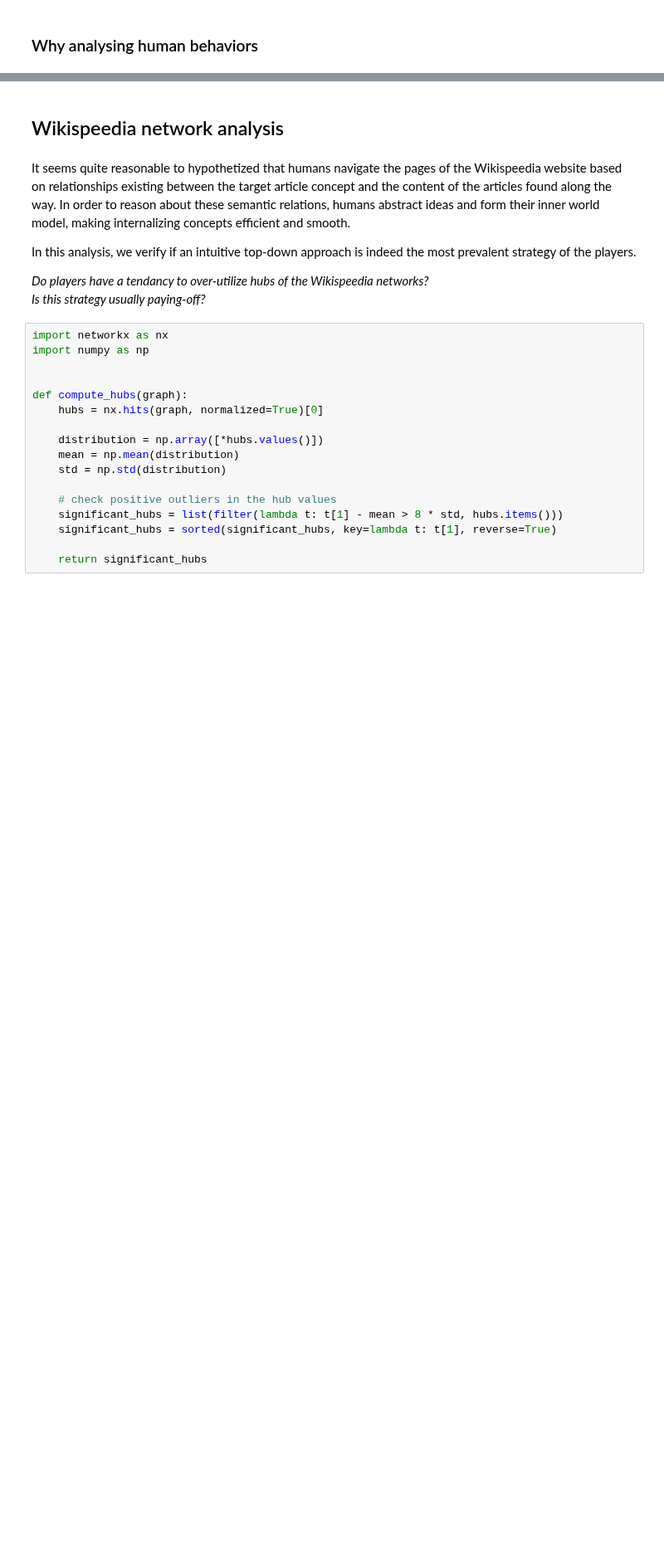
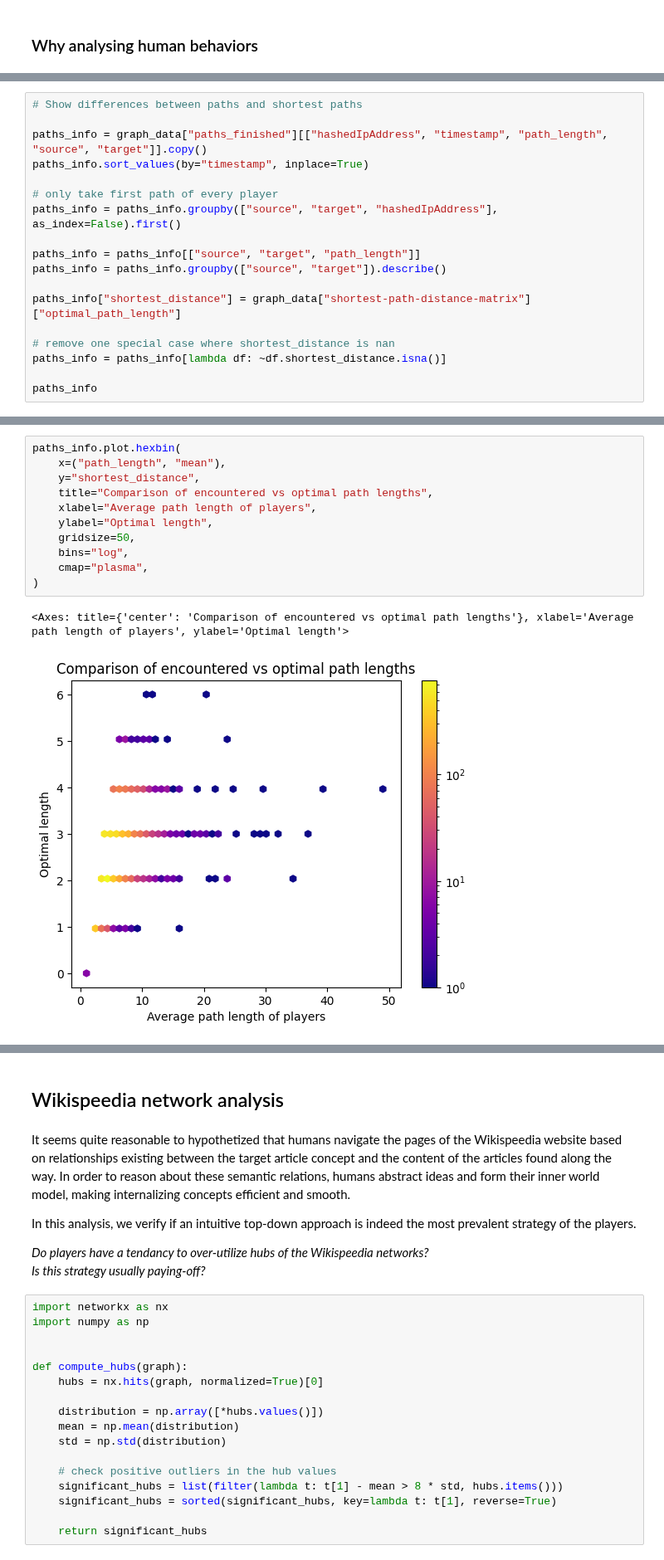
Before and after one commit to epfl-ada/ada-2024-project-5pack, a Jupyter notebook: analysis.ipynb, the cells around one changed output, grey strips where cells are left out. Shown at 83% size. Drawn from its saved outputs; the diff is of its cells as text; blank space fills up the shorter version.

Commit message:
add small comparison with shortest paths

```diff
--- a/analysis.ipynb
+++ b/analysis.ipynb
@@ -51,0 +50,18 @@ graph                           DiGraph (4604, 124486)
+# %%
+# Show differences between paths and shortest paths
+
+paths_info = graph_data["paths_finished"][["hashedIpAddress", "timestamp", "path_length", "source", "target"]].copy()
+paths_info.sort_values(by="timestamp", inplace=True)
+
+# only take first path of every player
+paths_info = paths_info.groupby(["source", "target", "hashedIpAddress"], as_index=False).first()
+
+paths_info = paths_info[["source", "target", "path_length"]]
+paths_info = paths_info.groupby(["source", "target"]).describe()
+
+paths_info["shortest_distance"] = graph_data["shortest-path-distance-matrix"]["optimal_path_length"]
+
+# remove one special case where shortest_distance is nan
+paths_info = paths_info[lambda df: ~df.shortest_distance.isna()]
+
+paths_info
@@ -51,0 +84,14 @@ graph                           DiGraph (4604, 124486)
+# %%
+paths_info.plot.hexbin(
+	x=("path_length", "mean"),
+	y="shortest_distance",
+	title="Comparison of encountered vs optimal path lengths",
+	xlabel="Average path length of players",
+	ylabel="Optimal length",
+	gridsize=50,
+	bins="log",
+	cmap="plasma",
+)
+# %% [output]
+<Axes: title={'center': 'Comparison of encountered vs optimal path lengths'}, xlabel='Average path length of players', ylabel='Optimal length'>
+[figure, added]
```
Also changed, not shown: parts of 10 cells of this notebook, 2 other files.
